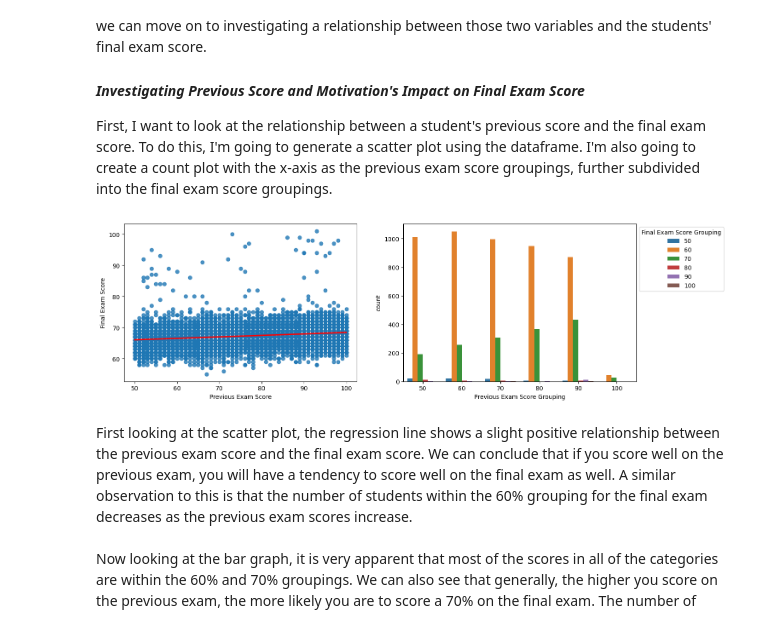
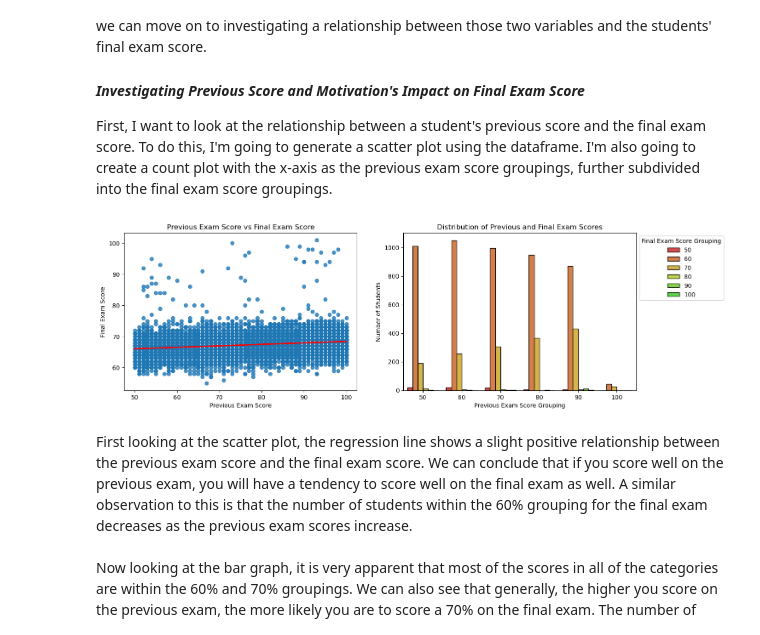
Before and after one commit to HTTime39/Scientific-Data-Analysis-Project, a Jupyter notebook: about-elements-impacting-student-success.ipynb, the cells around one changed output. Cells and saved outputs as stored; diff of their text form; code cells hidden in the pictures.

```diff
--- a/about-elements-impacting-student-success.ipynb
+++ b/about-elements-impacting-student-success.ipynb
@@ -114,17 +114,23 @@ First, I want to look at the relationship between a student's previous score and
 # %%
 # scoresScatterPlot.set()
 scoresPlots, axes = plt.subplots(1,2)
 axes[0] = sns.regplot(data=data, x='Previous Exam Score', y='Final Exam Score', line_kws=dict(color="red"), ax=axes[0])
-axes[1] = sns.countplot(data=data, x='Previous Exam Score Grouping', hue='Final Exam Score Grouping', ax=axes[1])
+axes[0].set(title='Previous Exam Score vs Final Exam Score')
+
+axes[1] = sns.countplot(data=data, x='Previous Exam Score Grouping', hue='Final Exam Score Grouping', ax=axes[1],
+                        palette=['#eb3434','#eb7a34','#ebc034','#d3eb34','#86eb34','#4ceb34'],
+                        edgecolor='black')
+axes[1].set(title='Distribution of Previous and Final Exam Scores',
+            ylabel='Number of Students')
 # Creating and styling a scatter plot with regression line and a countplot modeling the relationship between previous exam scores and final exam scores
 
 axes[1].legend(loc='upper left', bbox_to_anchor=(1,1), title='Final Exam Score Grouping')
 scoresPlots.subplots_adjust(left=None, bottom=None, right=2, top=None,wspace=None, hspace=None)
 # Positioning the legend of the count plot and the spacing around the two plots within the matplotlib figure
 
 scoresPlots.show()
 # %% [output]
-[figure, old version]
+[figure, new version]
 # %% [markdown]
 First looking at the scatter plot, the regression line shows a slight positive relationship between the previous exam score and the final exam score. We can conclude that if you score well on the previous exam, you will have a tendency to score well on the final exam as well. A similar observation to this is that the number of students within the 60% grouping for the final exam decreases as the previous exam scores increase.
 <br><br>
```
Also changed, not shown: parts of 1 cell of this notebook.
